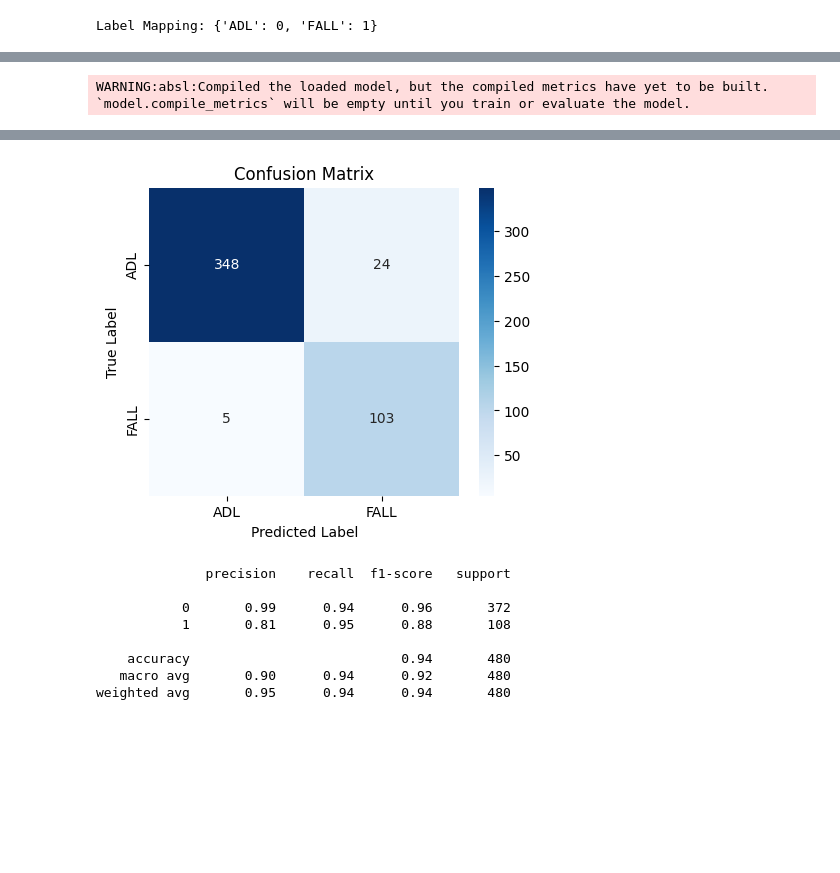
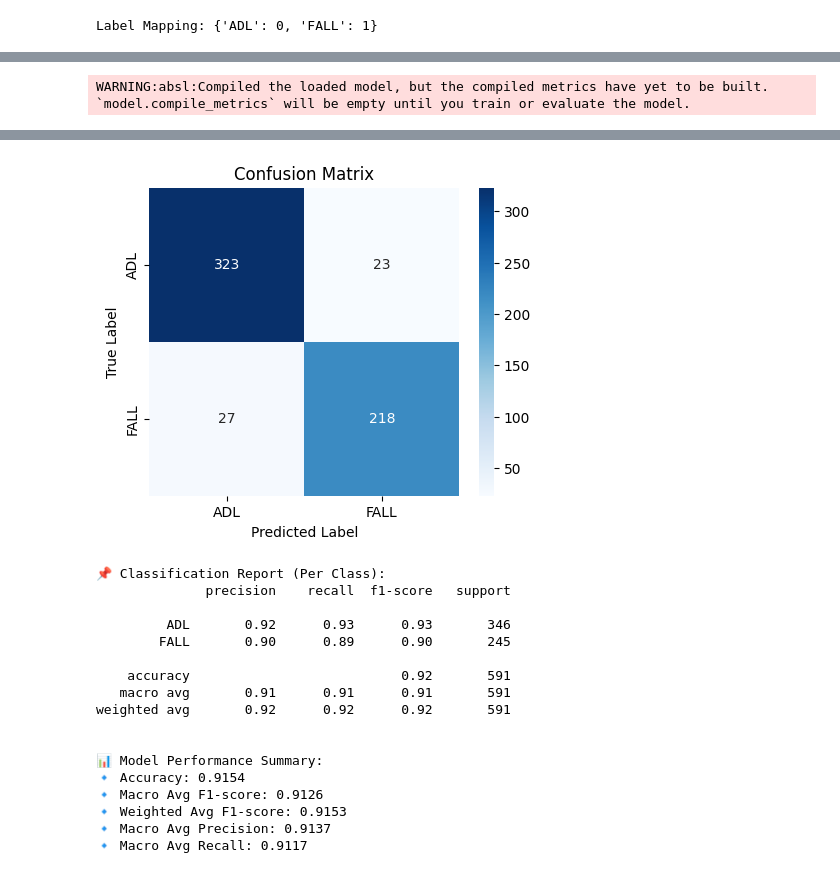
Before and after one commit to pativatkongsawat/fall_model, a Jupyter notebook: main.ipynb, the cells around one changed output, grey strips where cells are left out. Cells and saved outputs as stored; diff of their text form; code cells hidden in the pictures; blank space fills up the shorter version.

```diff
--- a/main.ipynb
+++ b/main.ipynb
@@ -272,7 +290,7 @@ train_labels = train_labels.reshape(-1, 1)
 test_labels = test_labels.reshape(-1, 1)
 
 
-sequence_length = 6
+sequence_length = 12
 num_features = train_features.shape[1]
 
 def create_sequences(features, labels, seq_length):
@@ -376,21 +394,25 @@ from sklearn.metrics import confusion_matrix, classification_report
 from tensorflow.keras.models import load_model
 
 
-model = load_model('lstm_fall_detection.h5')
+from tensorflow.keras.models import load_model
+from sklearn.metrics import confusion_matrix, classification_report
+import seaborn as sns
+import matplotlib.pyplot as plt
 
+# โหลดโมเดล
+model_g = load_model('lstm_fall_detection.h5')
 
-y_pred = model.predict(X_test)
+# ทำนายผล
+y_pred = model_g.predict(X_test)
 
-
+# แปลงค่าให้เป็น 0 หรือ 1 (เนื่องจากใช้ Sigmoid activation)
 y_pred = (y_pred > 0.5).astype(int)
 
-
+# แปลง y_test เป็น 1D
 y_test_flat = y_test.reshape(-1)
 
-
+# แสดง Confusion Matrix
 cm = confusion_matrix(y_test_flat, y_pred)
-
-
 plt.figure(figsize=(5,4))
 sns.heatmap(cm, annot=True, fmt='d', cmap='Blues', xticklabels=['ADL', 'FALL'], yticklabels=['ADL', 'FALL'])
 plt.xlabel('Predicted Label')
@@ -398,7 +420,19 @@ plt.ylabel('True Label')
 plt.title('Confusion Matrix')
 plt.show()
 
+# แสดง Classification Report
+report = classification_report(y_test_flat, y_pred, target_names=['ADL', 'FALL'], output_dict=True)
 
-print(classification_report(y_test_flat, y_pred))
+# แสดงค่า Precision, Recall, F1-score ของแต่ละคลาส
+print("\n📌 Classification Report (Per Class):")
+print(classification_report(y_test_flat, y_pred, target_names=['ADL', 'FALL']))
+
+# แสดงค่าเฉลี่ยรวมของโมเดล
+print("\n📊 Model Performance Summary:")
+print(f"🔹 Accuracy: {report['accuracy']:.4f}")
+print(f"🔹 Macro Avg F1-score: {report['macro avg']['f1-score']:.4f}")
+print(f"🔹 Weighted Avg F1-score: {report['weighted avg']['f1-score']:.4f}")
+print(f"🔹 Macro Avg Precision: {report['macro avg']['precision']:.4f}")
+print(f"🔹 Macro Avg Recall: {report['macro avg']['recall']:.4f}")
 # %% [output]
 WARNING:absl:Compiled the loaded model, but the compiled metrics have yet to be built. `model.compile_metrics` will be empty until you train or evaluate the model.
@@ -406,12 +440,21 @@ WARNING:absl:Compiled the loaded model, but the compiled metrics have yet to be
-[figure, old version]
+[figure, new version]
+📌 Classification Report (Per Class):
               precision    recall  f1-score   support
 
-           0       0.99      0.94      0.96       372
-           1       0.81      0.95      0.88       108
+         ADL       0.92      0.93      0.93       346
+        FALL       0.90      0.89      0.90       245
 
-    accuracy                           0.94       480
-   macro avg       0.90      0.94      0.92       480
-weighted avg       0.95      0.94      0.94       480
+    accuracy                           0.92       591
+   macro avg       0.91      0.91      0.91       591
+weighted avg       0.92      0.92      0.92       591
+
+
+📊 Model Performance Summary:
+🔹 Accuracy: 0.9154
+🔹 Macro Avg F1-score: 0.9126
+🔹 Weighted Avg F1-score: 0.9153
+🔹 Macro Avg Precision: 0.9137
+🔹 Macro Avg Recall: 0.9117
 # %%
 import matplotlib.pyplot as plt
 
```
Also changed, not shown: parts of 10 cells of this notebook, 21 other files.
